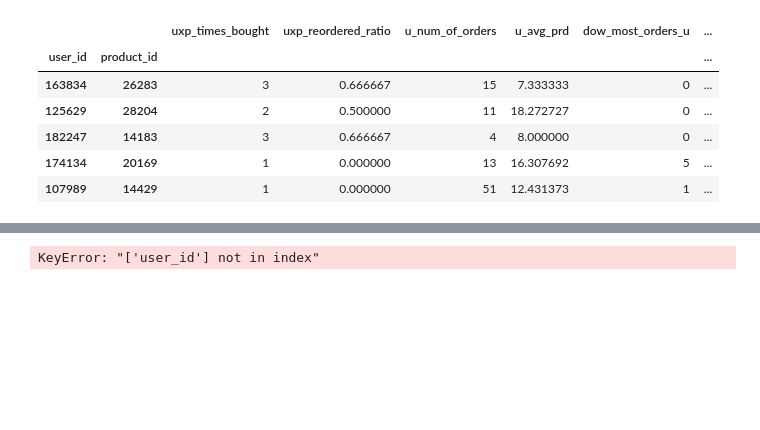
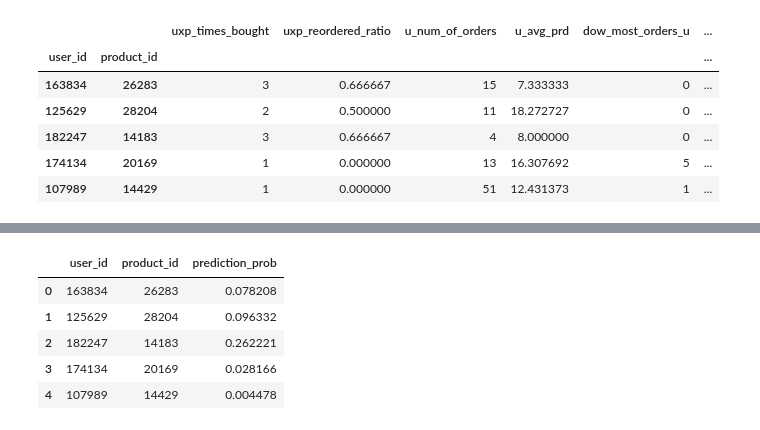
Before and after one commit to islamnusrat/Capstone-3-Instacart_market_basket_analysis, a Jupyter notebook: instacart-basket-feature_eng_and_model-checkpoint.ipynb, the cells around one changed output, grey strips where cells are left out. Saved outputs shown, nothing was run; the diff lists cells and outputs as text; code cells hidden in the pictures; blank space fills up the shorter version.

```diff
--- a/instacart-basket-feature_eng_and_model-checkpoint.ipynb
+++ b/instacart-basket-feature_eng_and_model-checkpoint.ipynb
@@ -736,0 +799,5 @@ df = df.reset_index()
+# %%
+X_test['prediction_prob'] = pipeline.predict(X_test)
+# %%
+X_test_predict = X_test[['prediction_prob']]
+X_test_predict.head()
@@ -737,10 +812,11 @@ df = df.reset_index()
+# %%
+X_test_predict.reset_index(inplace=True)
 # %%
-df.head()
+X_test_predict.head()
+# %% [output]
+|  | user_id | product_id | prediction_prob |
+| 0 | 163834 | 26283 | 0.078208 |
+| 1 | 125629 | 28204 | 0.096332 |
+| 2 | 182247 | 14183 | 0.262221 |
+| 3 | 174134 | 20169 | 0.028166 |
+| 4 | 107989 | 14429 | 0.004478 |
-# %%
-final = final.merge(df[["user_id", "order_id"]], on='user_id', how='left').drop('user_id', axis=1)
-final.columns = ['product_id', 'prediction', 'order_id']
-final.product_id = final.product_id.astype(int)
-final.order_id = final.order_id.astype(int)
-final.head()
-# %% [output]
-KeyError: "['user_id'] not in index"
```
Also changed, not shown: parts of 26 cells of this notebook.
